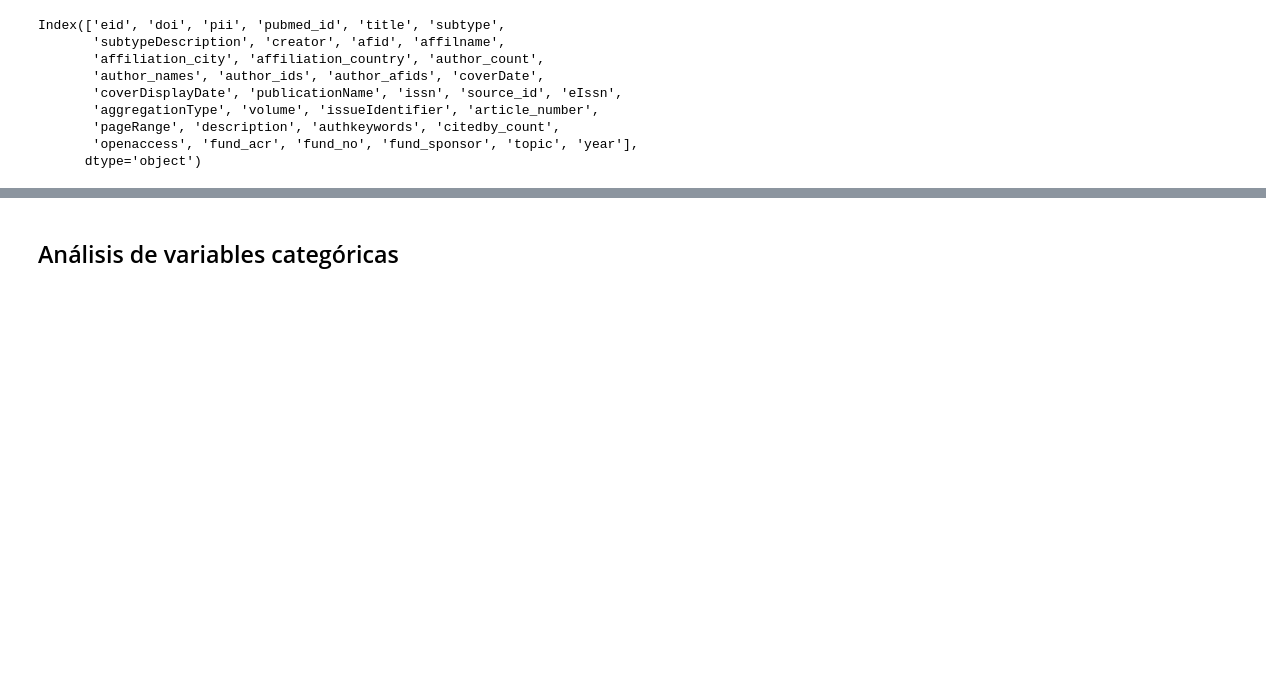
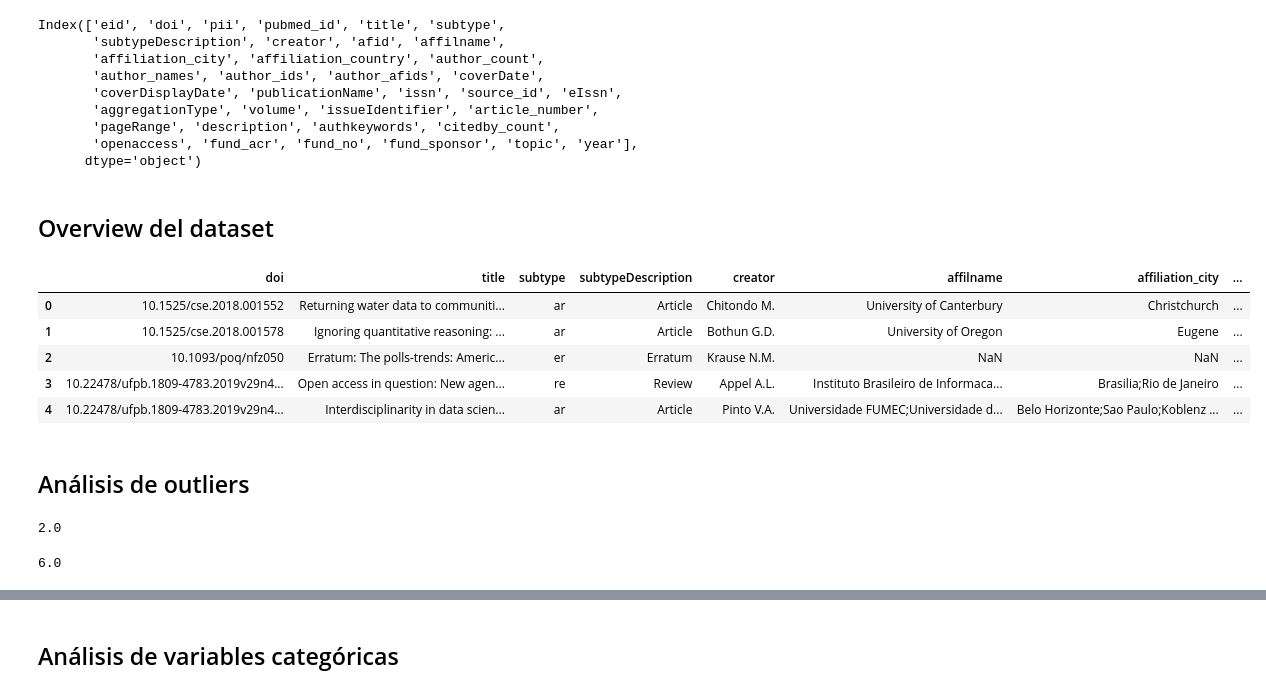
Before and after one commit to epulla/ProyectoCienciaDatos, a Jupyter notebook: AnalisisExploratorio.ipynb, the cells around one changed output, grey strips where cells are left out. Saved outputs shown, nothing was run; the diff lists cells and outputs as text; code cells hidden in the pictures; blank space fills up the shorter version.

Commit message:
Se realizo el analisis de outliers y el overview del dataset

```diff
--- a/AnalisisExploratorio.ipynb
+++ b/AnalisisExploratorio.ipynb
@@ -59,3 +59,26 @@ Index(['eid', 'doi', 'pii', 'pubmed_id', 'title', 'subtype',
        'pageRange', 'description', 'authkeywords', 'citedby_count',
        'openaccess', 'fund_acr', 'fund_no', 'fund_sponsor', 'topic', 'year'],
       dtype='object')
+# %% [markdown]
+## Overview del dataset
+# %%
+df[['doi','title','subtype','subtypeDescription','creator','affilname','affiliation_city','affiliation_country',
+'author_count','author_names','coverDate','coverDisplayDate','publicationName','aggregationType','authkeywords','citedby_count',
+'openaccess','year']].head()
+# %% [output]
+|  | doi | title | subtype | subtypeDescription | creator | affilname | affiliation_city | ... |
+| 0 | 10.1525/cse.2018.001552 | Returning water data to communiti... | ar | Article | Chitondo M. | University of Canterbury | Christchurch | ... |
+| 1 | 10.1525/cse.2018.001578 | Ignoring quantitative reasoning: ... | ar | Article | Bothun G.D. | University of Oregon | Eugene | ... |
+| 2 | 10.1093/poq/nfz050 | Erratum: The polls-trends: Americ... | er | Erratum | Krause N.M. | NaN | NaN | ... |
+| 3 | 10.22478/ufpb.1809-4783.2019v29n4... | Open access in question: New agen... | re | Review | Appel A.L. | Instituto Brasileiro de Informaca... | Brasilia;Rio de Janeiro | ... |
+| 4 | 10.22478/ufpb.1809-4783.2019v29n4... | Interdisciplinarity in data scien... | ar | Article | Pinto V.A. | Universidade FUMEC;Universidade d... | Belo Horizonte;Sao Paulo;Koblenz ... | ... |
+# %% [markdown]
+## Análisis de outliers
+# %%
+df.author_count.quantile(0.25)
+# %% [output]
+2.0
+# %%
+df.author_count.quantile(0.75)
+# %% [output]
+6.0
```
Also changed, not shown: parts of 8 cells of this notebook.
